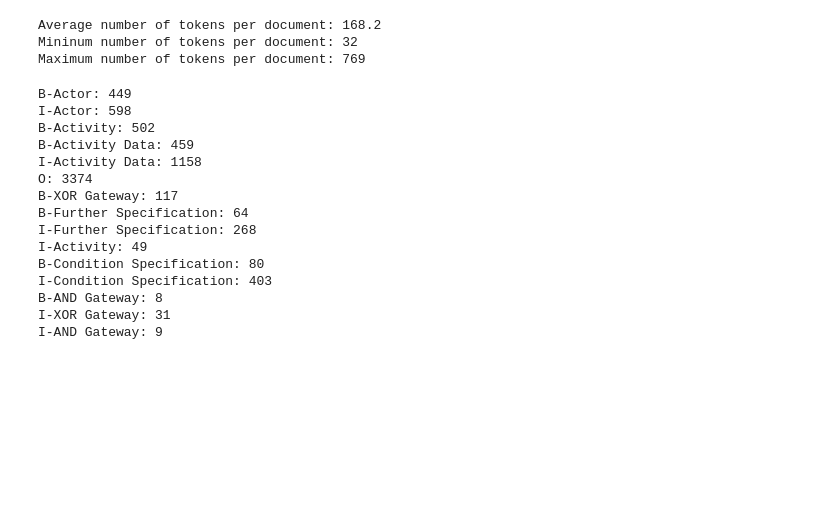
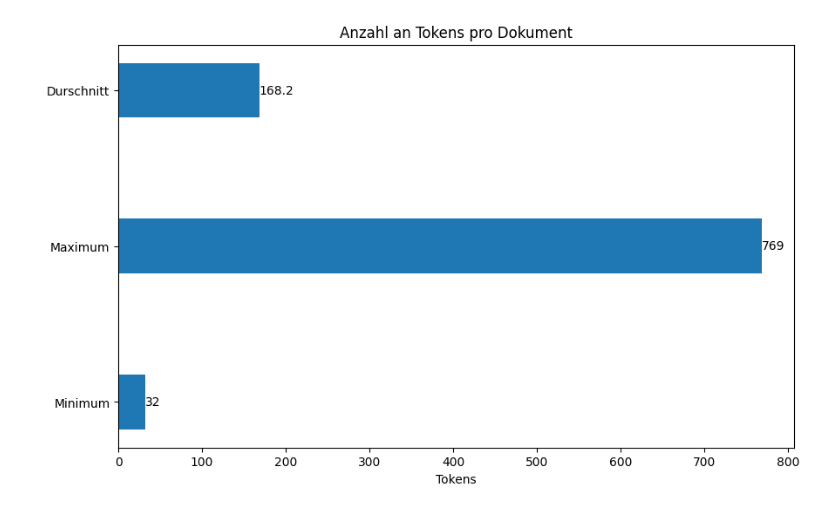
Before and after one commit to 0zelot12/automatic-annotation-chatgpt, a Jupyter notebook: PET.ipynb, the cells around one changed output. Saved outputs shown, nothing was run; the diff lists cells and outputs as text; code cells hidden in the pictures; blank space fills up the shorter version.

```diff
--- a/PET.ipynb
+++ b/PET.ipynb
@@ -35,62 +94,27 @@ for document in pet_documents:
     ]
     records.append(converted_document)
 # %%
-# Calculate stats for tokens
 total_tokens = 0
 for record in records:
     total_tokens += len(record.tokens)
-
-
-avg_tokens = total_tokens / len(records)
-
 
 def get_lengths(documents):
     result = []
     for document in documents:
         result.append(len(document.tokens))
     return result
 
 
 min_tokens = min(get_lengths(records))
 max_tokens = max(get_lengths(records))
+avg_tokens = total_tokens / len(records)
 
-print("Average number of tokens per document: " + str(avg_tokens))
-print("Mininum number of tokens per document: " + str(min_tokens))
-print("Maximum number of tokens per document: " + str(max_tokens))
+generate_horizontal_bar_chart(
+    values=[min_tokens, max_tokens, avg_tokens],
+    categories=["Minimum", "Maximum", "Durschnitt"],
+    xLabel="Tokens",
+    yLabel="",
+    title="Anzahl an Tokens pro Dokument"
+)
 # %% [output]
-Average number of tokens per document: 168.2
-Mininum number of tokens per document: 32
-Maximum number of tokens per document: 769
+[figure, added]
-# %%
-# Calculate stats for ner-tags
-ner_tags = []
-for record in records:
-    ner_tags.extend(record.ner_tags)
-
-ner_tags_counts = Counter(ner_tags)
-
-for string, count in ner_tags_counts.items():
-    print(f"{string}: {count}")
-
-# Calculate stats for relations
-relations = []
-for record in records:
-    relations.extend(record.relations["relation_type"])
-
-relations_counts = Counter(relations)
-# %% [output]
-B-Actor: 449
-I-Actor: 598
-B-Activity: 502
-B-Activity Data: 459
-I-Activity Data: 1158
-O: 3374
-B-XOR Gateway: 117
-B-Further Specification: 64
-I-Further Specification: 268
-I-Activity: 49
-B-Condition Specification: 80
-I-Condition Specification: 403
-B-AND Gateway: 8
-I-XOR Gateway: 31
-I-AND Gateway: 9
```
Also changed, not shown: parts of 5 cells of this notebook, 1 other file.
